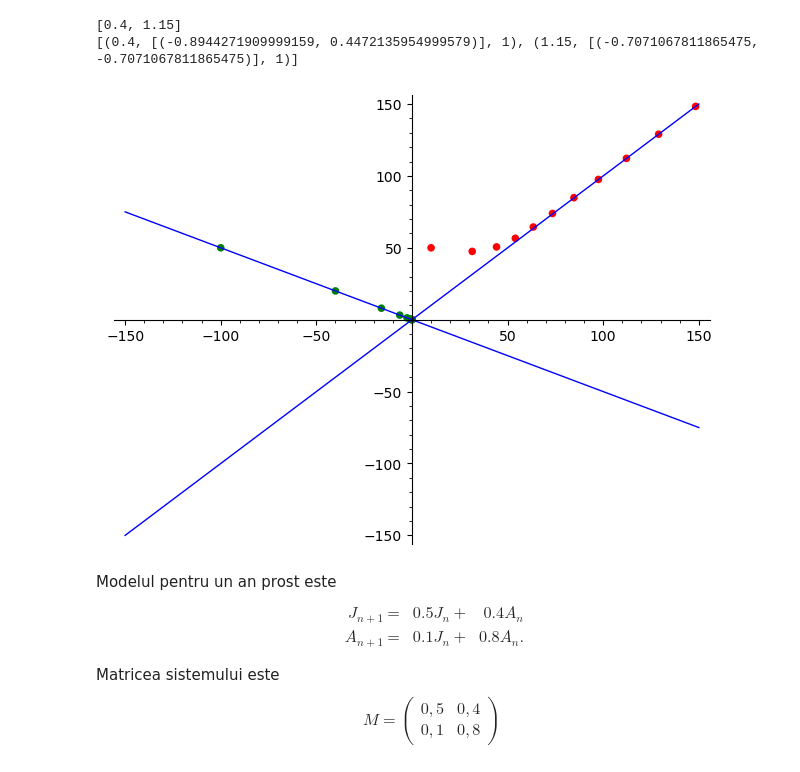
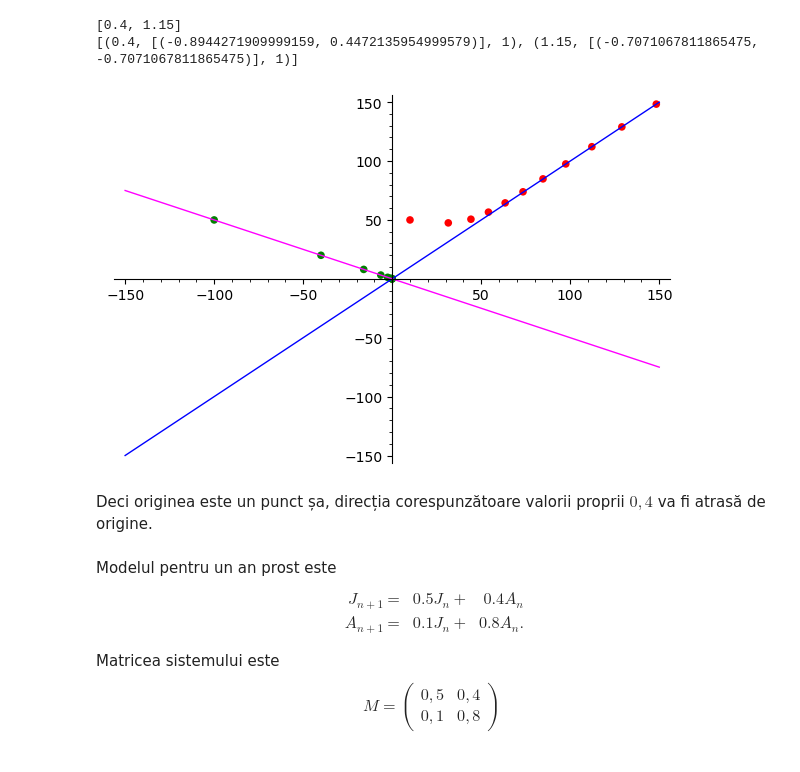
Before and after one commit to adhalanay/curs-ecologie, a Jupyter notebook: Cursul9.ipynb, the cells around one changed output. Saved outputs shown, nothing was run; the diff lists cells and outputs as text; code cells hidden in the pictures.

```diff
--- a/Cursul9.ipynb
+++ b/Cursul9.ipynb
@@ -197,23 +189,25 @@ print(M.eigenvectors_right())
 # %%
 A,J=var('A J')
 M=matrix(RDF,[[0.65,0.5],[0.25,0.9]])
 f(A)=A
 g(A)=-A/2
 p1=plot(f,(-150,150))
-p2=plot(g,(-150,150))
+p2=plot(g,(-150,150),color="magenta")
 def sys_orb(M,init,itr):
     orb=[]
     val=init
     orb.append(val)
     for i in range(itr):
         val=M*val
         orb.append(val)
     return orb
 p3=points(sys_orb(M,vector(CDF,[10,50]),10),size=30,color='red')
 p4=points(sys_orb(M,vector(CDF,[-100,50]),10),size=30,color='green')
 (p1+p2+p3+p4).show()
 # %% [output]
-[figure, old version]
+[figure, new version]
+# %% [markdown]
+Deci originea este un punct șa, direcția corespunzătoare valorii proprii $0,4$ va fi atrasă de origine.
 # %% [markdown]
 Modelul pentru un an prost este
 $$
```
Also changed, not shown: parts of 19 cells of this notebook, 1 other file.
